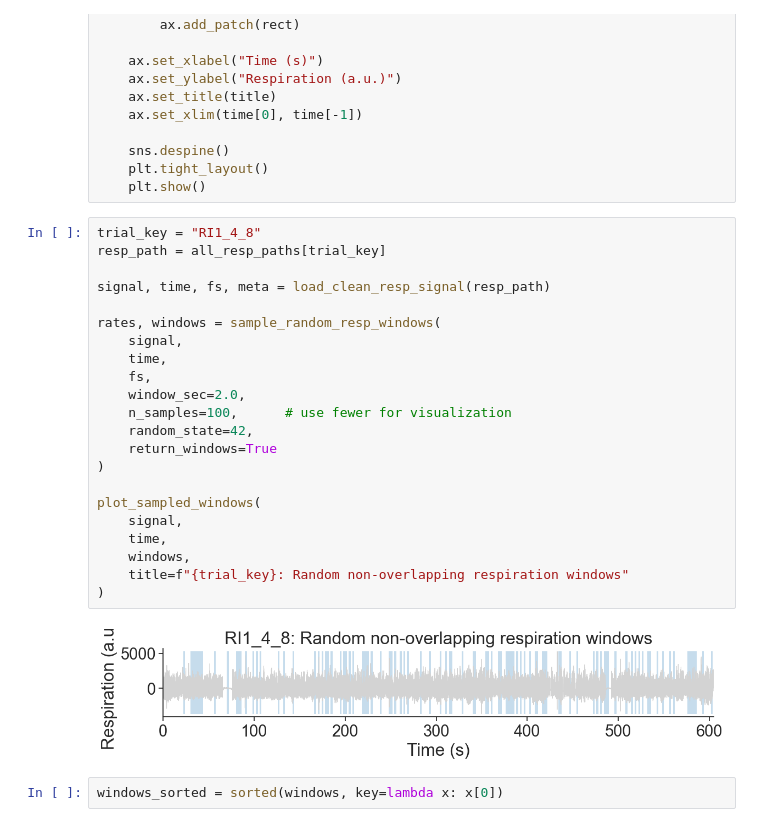
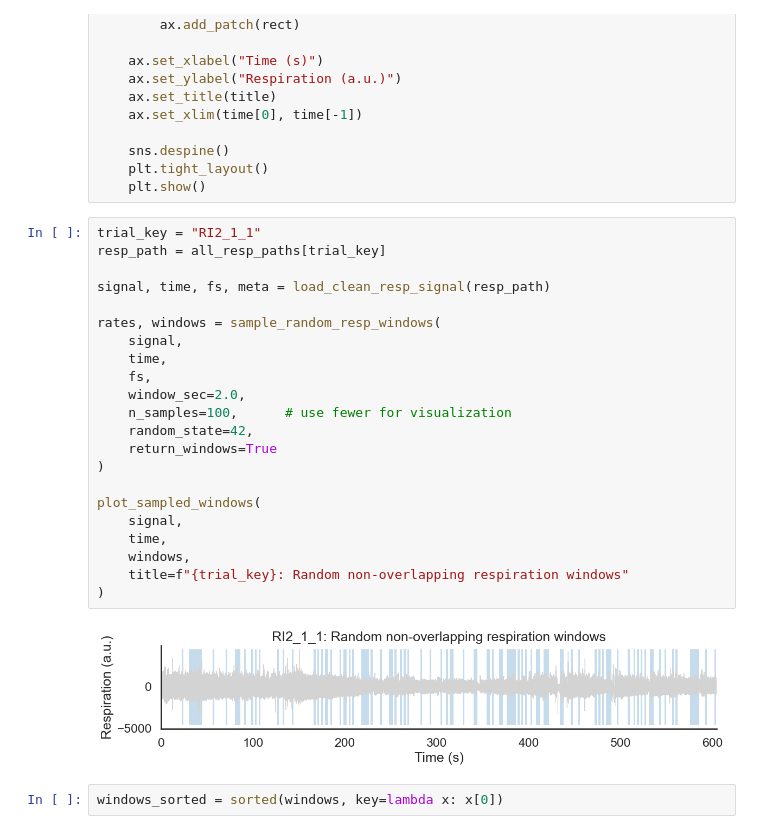
Before and after one commit to padillacoreanolab/respiratory_pilot, a Jupyter notebook: r34logistic_post_sfn_5_noBoris.ipynb, the cells around one changed output. Saved outputs shown, nothing was run; the diff lists cells and outputs as text.

```diff
--- a/r34logistic_post_sfn_5_noBoris.ipynb
+++ b/r34logistic_post_sfn_5_noBoris.ipynb
@@ -477,29 +477,29 @@ def plot_sampled_windows(signal, time, windows, title):
     plt.tight_layout()
     plt.show()
 # %%
-trial_key = "RI1_4_8"
+trial_key = "RI2_1_1"
 resp_path = all_resp_paths[trial_key]
 
 signal, time, fs, meta = load_clean_resp_signal(resp_path)
 
 rates, windows = sample_random_resp_windows(
     signal,
     time,
     fs,
     window_sec=2.0,
     n_samples=100,      # use fewer for visualization
     random_state=42,
     return_windows=True
 )
 
 plot_sampled_windows(
     signal,
     time,
     windows,
     title=f"{trial_key}: Random non-overlapping respiration windows"
 )
 # %% [output]
-[figure, old version]
+[figure, new version]
 # %%
 windows_sorted = sorted(windows, key=lambda x: x[0])
 # %%
```
Also changed, not shown: parts of 5 cells of this notebook, 9 other files.
